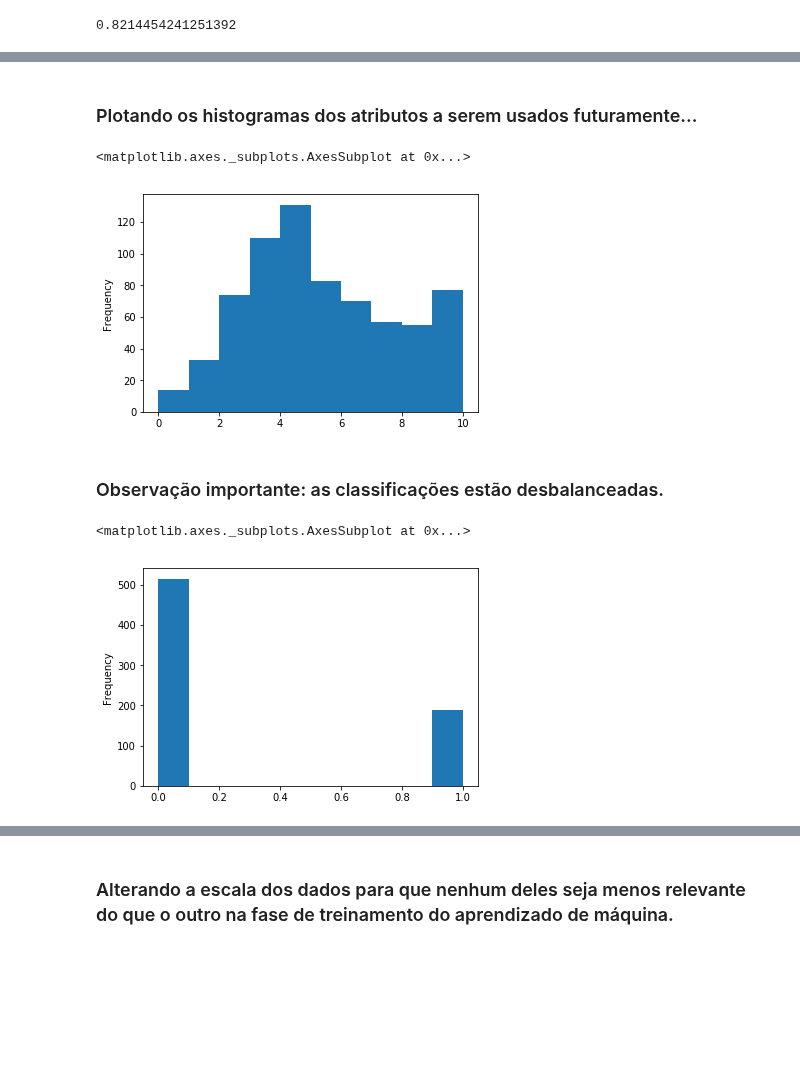
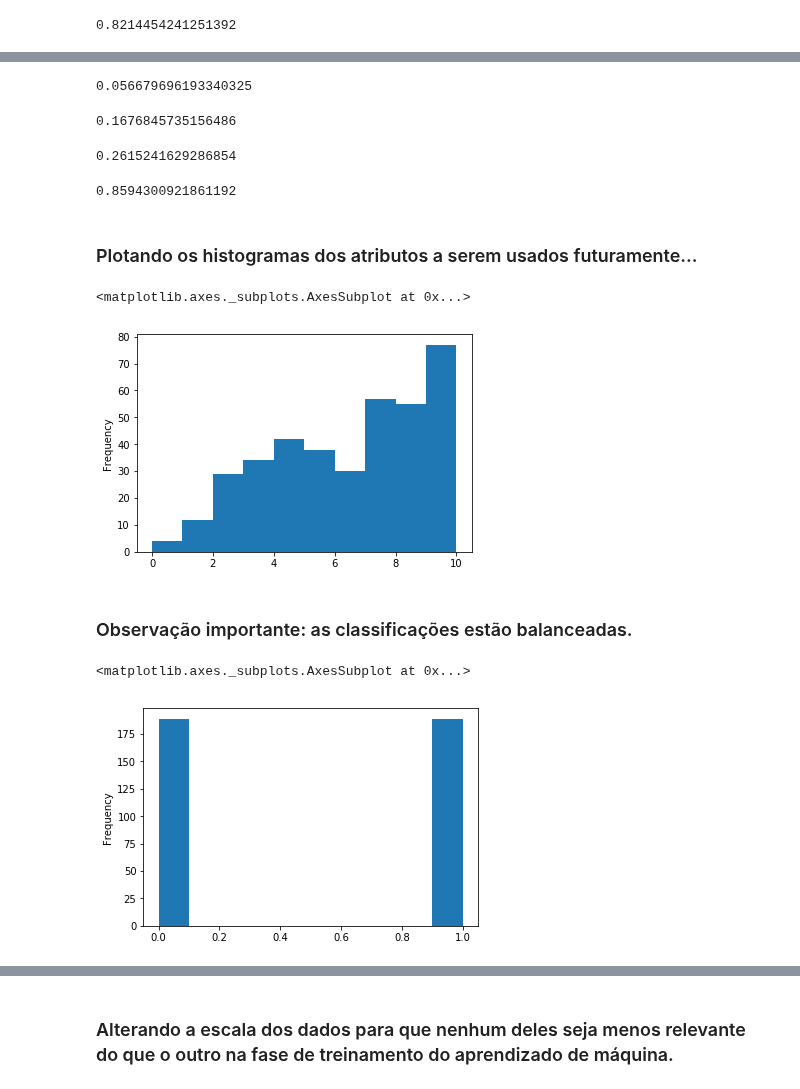
Before and after one commit to nathNath/provadeia, a Jupyter notebook: questaoum/questaoum.ipynb, the cells around one changed output, grey strips where cells are left out. Cells and saved outputs as stored; diff of their text form; code cells hidden in the pictures; blank space fills up the shorter version.

Commit message:
Adicionando a questão um completa e balanceada.

```diff
--- a/questaoum/questaoum.ipynb
+++ b/questaoum/questaoum.ipynb
@@ -233,0 +247,8 @@ dataset['Class/ASD'] = classASD
+# %%
+dataset_majority = dataset[dataset['Class/ASD'] == 0]
+dataset_minority = dataset[dataset['Class/ASD'] == 1]
+# %%
+from sklearn.utils import resample
+dataset_majority_downsampled = resample(dataset_majority, replace = False, n_samples = 189, random_state = 123)
+# %%
+dataset_downsampled = pd.concat([dataset_majority_downsampled, dataset_minority])
@@ -339,15 +336,31 @@ dataset['result'].corr(dataset['Class/ASD'])
+# %%
+dataset_downsampled['ethnicity'].corr(dataset_downsampled['jundice'])
+# %% [output]
+0.056679696193340325
+# %%
+dataset_downsampled['jundice'].corr(dataset_downsampled['austim'])
+# %% [output]
+0.1676845735156486
+# %%
+dataset_downsampled['austim'].corr(dataset_downsampled['result'])
+# %% [output]
+0.2615241629286854
+# %%
+dataset_downsampled['result'].corr(dataset_downsampled['Class/ASD'])
+# %% [output]
+0.8594300921861192
 # %% [markdown]
 ### Plotando os histogramas dos atributos a serem usados futuramente...
 # %%
-dataset['result'].plot(kind='hist')
+dataset_downsampled['result'].plot(kind='hist')
 # %% [output]
 <matplotlib.axes._subplots.AxesSubplot at 0x...>
-[figure, old version]
+[figure, new version]
 # %% [markdown]
-### Observação importante: as classificações estão desbalanceadas.
+### Observação importante: as classificações estão balanceadas.
 # %%
-dataset['Class/ASD'].plot(kind='hist')
+dataset_downsampled['Class/ASD'].plot(kind='hist')
 # %% [output]
 <matplotlib.axes._subplots.AxesSubplot at 0x...>
-[figure, old version]
+[figure, new version]
 # %%
```
Also changed, not shown: parts of 46 cells of this notebook.
